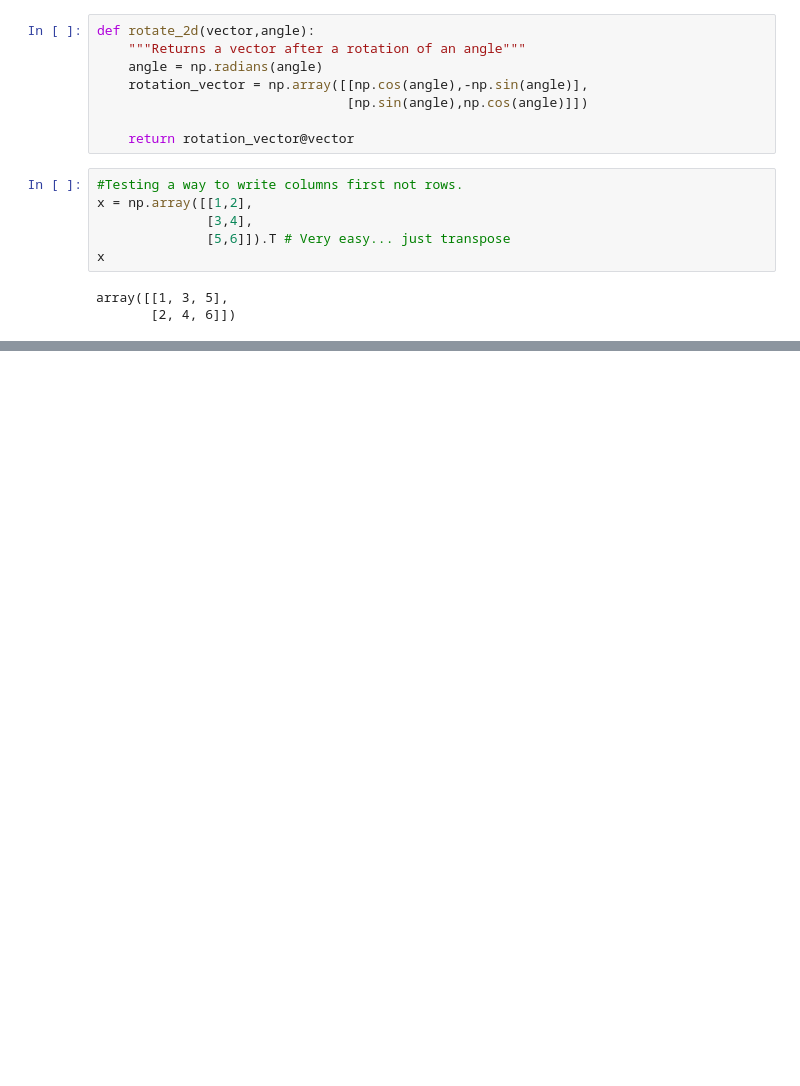
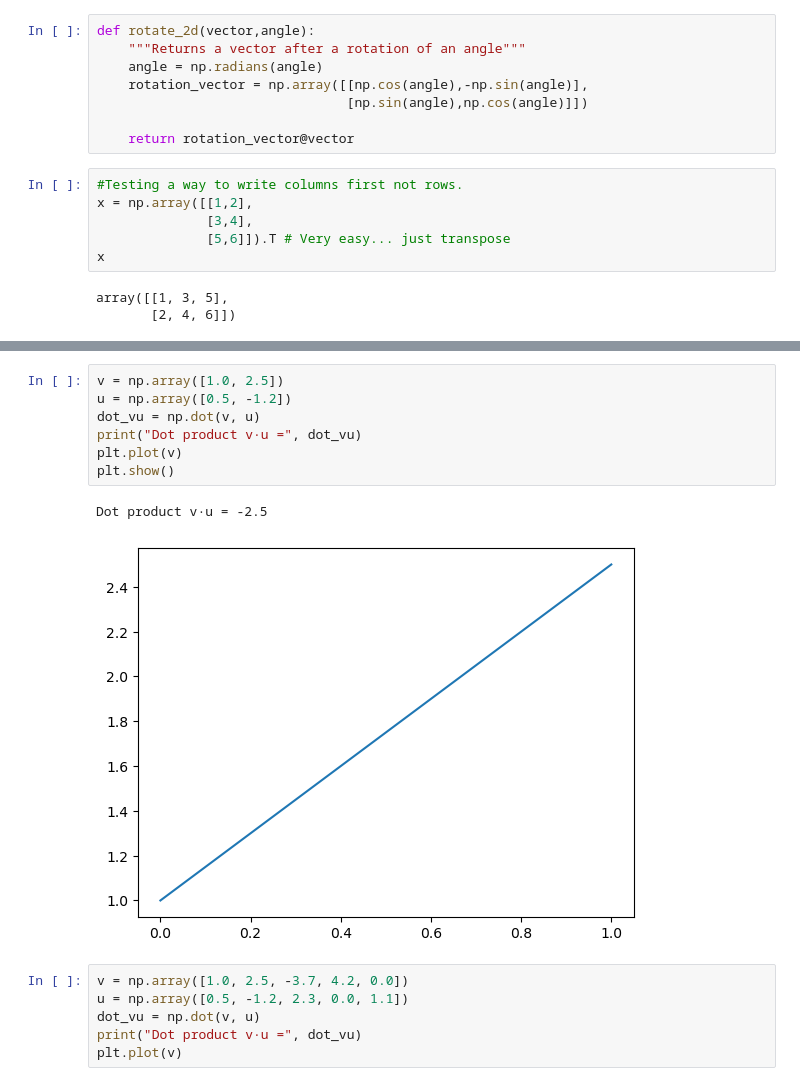
Before and after one commit to VukasNikola/12-Week-AI-Project, a Jupyter notebook: Week 1/Day 3/2D_Rotation.ipynb, the cells around one changed output, grey strips where cells are left out. Drawn from its saved outputs; the diff is of its cells as text; blank space fills up the shorter version.

```diff
--- a/Week 1/Day 3/2D_Rotation.ipynb
+++ b/Week 1/Day 3/2D_Rotation.ipynb
@@ -19,3 +20,19 @@ array([[1, 3, 5],
        [2, 4, 6]])
 # %% [markdown]
 ![41586_2020_2649_Fig1_HTML.webp](attachment:41586_2020_2649_Fig1_HTML.webp)
+# %%
+v = np.array([1.0, 2.5])
+u = np.array([0.5, -1.2])
+dot_vu = np.dot(v, u)
+print("Dot product v·u =", dot_vu)
+plt.plot(v)
+plt.show()
+# %% [output]
+Dot product v·u = -2.5
+[figure, added]
+# %%
+v = np.array([1.0, 2.5, -3.7, 4.2, 0.0])
+u = np.array([0.5, -1.2, 2.3, 0.0, 1.1])
+dot_vu = np.dot(v, u)
+print("Dot product v·u =", dot_vu)
+plt.plot(v)
```
Also changed, not shown: parts of 1 cell of this notebook.
